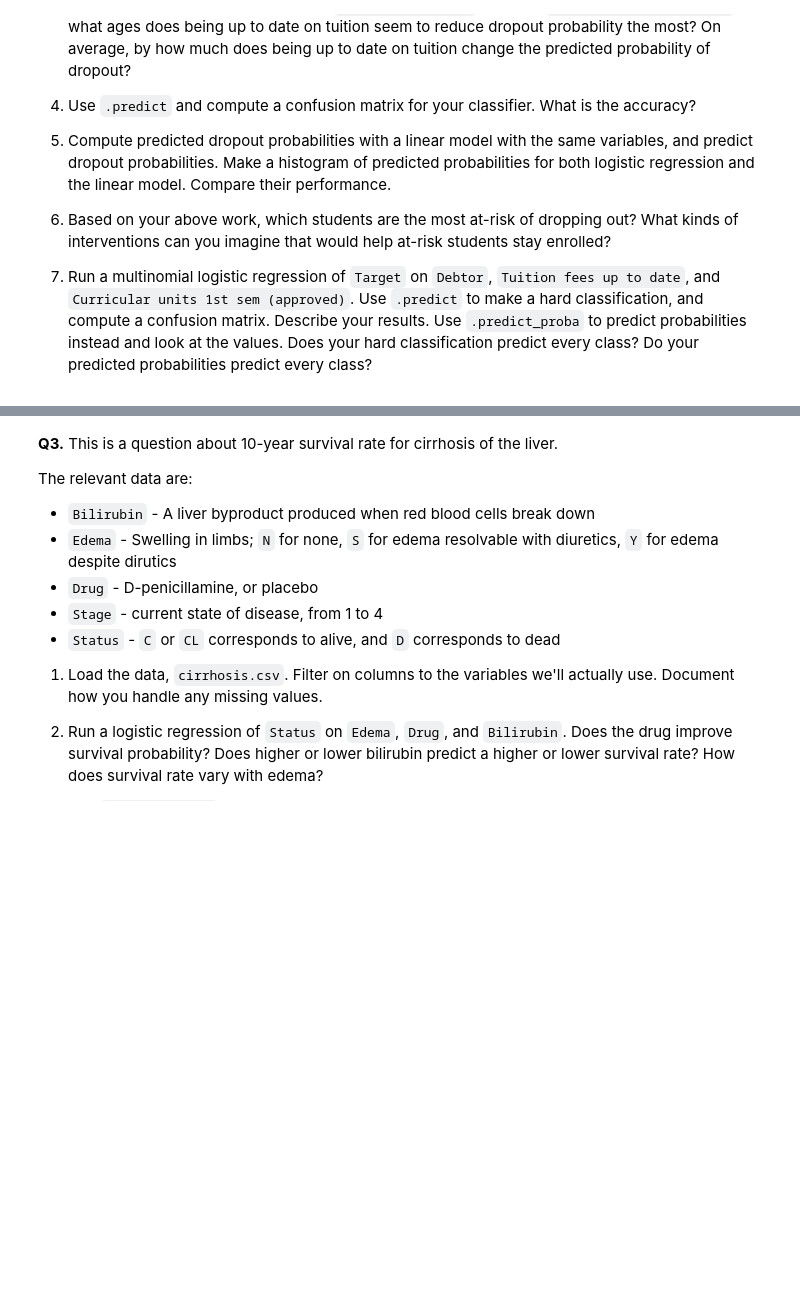
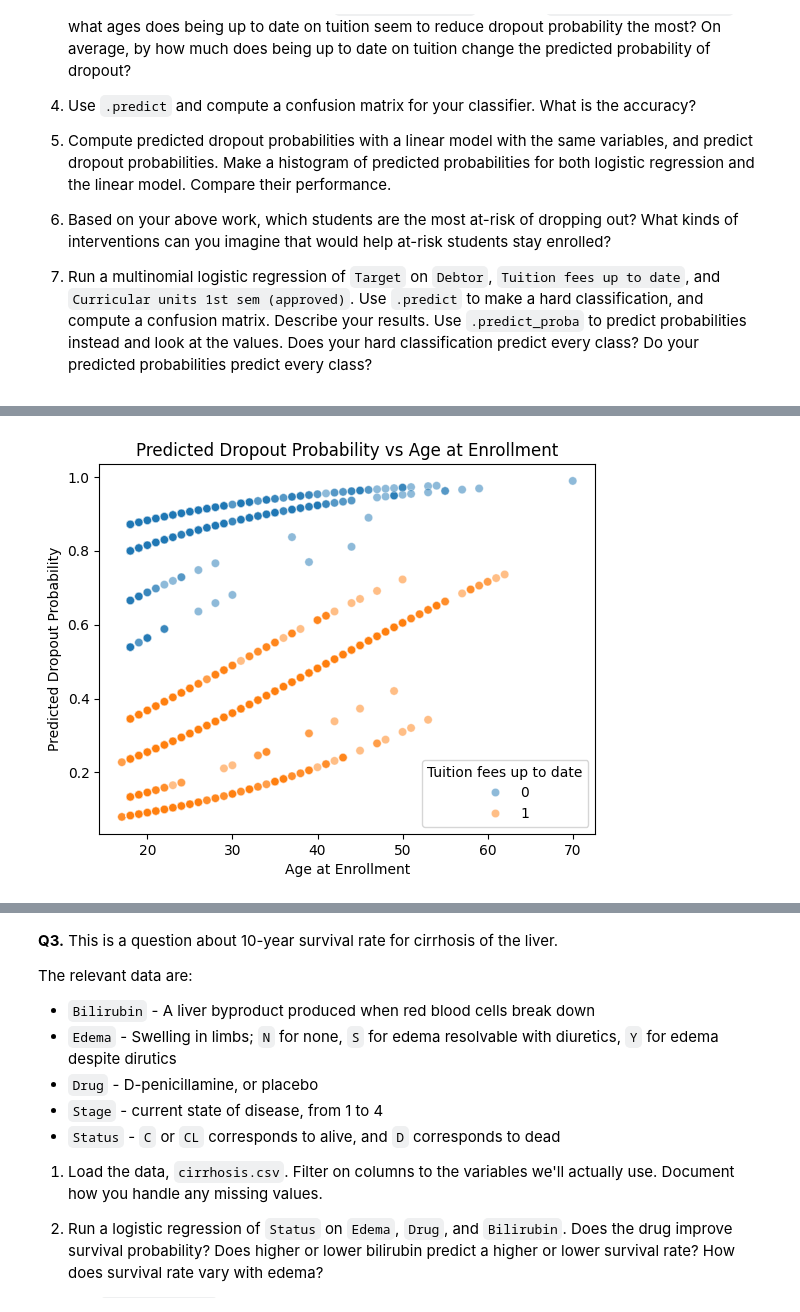
Before and after one commit to simonalam/undergrad_ml_assignments, a Jupyter notebook: 05_assignment_glm/05_assignment_glm.ipynb, the cells around one changed output, grey strips where cells are left out. Drawn from its saved outputs; the diff is of its cells as text; code cells hidden in the pictures; blank space fills up the shorter version.

```diff
--- a/05_assignment_glm/05_assignment_glm.ipynb
+++ b/05_assignment_glm/05_assignment_glm.ipynb
@@ -58,3 +58,96 @@ The relevant variables are:
 5. Based on your above work, which students are the most at-risk of dropping out? What kinds of interventions can you imagine that would help at-risk students stay enrolled?
 
 6. Run a multinomial logistic regression of `Target` on `Debtor`, `Tuition fees up to date`, and `Curricular units 1st sem (approved)`. Use `.predict` to make a hard classification, and compute a confusion matrix. Describe your results. Use `.predict_proba` to predict probabilities instead and look at the values. Does your hard classification predict every class? Do your predicted probabilities predict every class?
+# %%
+df = pd.read_csv('data.csv', delimiter=';')
+
+cols = ['Debtor', 'Tuition fees up to date', 'Scholarship holder',
+        'Age at enrollment', 'Curricular units 1st sem (approved)', 'Target']
+df = df[cols]
+print('Missing values:\n', df.isnull().sum())
+
+df['dropout'] = (df['Target'] == 'Dropout').astype(int)
+
+features = ['Debtor', 'Tuition fees up to date', 'Scholarship holder', 'Age at enrollment']
+X = df[features]
+y = df['dropout']
+
+# Part 2 - Logistic regression
+log_reg = LogisticRegression()
+log_reg.fit(X, y)
+
+coef_df = pd.DataFrame({'feature': features, 'coefficient': log_reg.coef_[0]})
+print(coef_df)
+
+# Part 3 - Predicted probabilities
+proba = log_reg.predict_proba(X)[:, 1]
+df['dropout_prob'] = proba
+
+sns.scatterplot(data=df, x='Age at enrollment', y='dropout_prob',
+                hue='Tuition fees up to date', alpha=0.5)
+plt.title('Predicted Dropout Probability vs Age at Enrollment')
+plt.xlabel('Age at Enrollment')
+plt.ylabel('Predicted Dropout Probability')
+plt.show()
+
+avg_diff = df.groupby('Tuition fees up to date')['dropout_prob'].mean()
+print(avg_diff)
+print(f'\nAverage difference in dropout probability: {avg_diff[0] - avg_diff[1]:.4f}')
+
+# Part 4 - Confusion matrix
+y_pred = log_reg.predict(X)
+cm = confusion_matrix(y, y_pred)
+accuracy = accuracy_score(y, y_pred)
+
+sns.heatmap(cm, annot=True, fmt='d', cmap='Blues',
+            xticklabels=['Not Dropout', 'Dropout'],
+            yticklabels=['Not Dropout', 'Dropout'])
+plt.title('Confusion Matrix')
+plt.xlabel('Predicted')
+plt.ylabel('Actual')
+plt.show()
+print(f'Accuracy: {accuracy:.4f}')
+
+# Part 5 - Linear vs logistic comparison
+lin_reg = LinearRegression()
+lin_reg.fit(X, y)
+lin_proba = lin_reg.predict(X)
+
+fig, axes = plt.subplots(1, 2, figsize=(12, 4))
+axes[0].hist(proba, bins=30)
+axes[0].set_title('Logistic Regression')
+axes[0].set_xlabel('Predicted Probability')
+axes[0].set_ylabel('Count')
+axes[1].hist(lin_proba, bins=30)
+axes[1].set_title('Linear Regression')
+axes[1].set_xlabel('Predicted Probability')
+plt.tight_layout()
+plt.show()
+print(f'Linear model prediction range: {lin_proba.min():.4f} to {lin_proba.max():.4f}')
+
+# Part 7 - Multinomial logistic regression
+X_multi = df[['Debtor', 'Tuition fees up to date', 'Curricular units 1st sem (approved)']]
+y_multi = df['Target']
+
+multi_log = LogisticRegression(multi_class='multinomial', max_iter=1000)
+multi_log.fit(X_multi, y_multi)
+
+y_multi_pred = multi_log.predict(X_multi)
+y_multi_proba = multi_log.predict_proba(X_multi)
+
+cm_multi = confusion_matrix(y_multi, y_multi_pred)
+accuracy_multi = accuracy_score(y_multi, y_multi_pred)
+
+sns.heatmap(cm_multi, annot=True, fmt='d', cmap='Blues',
+            xticklabels=multi_log.classes_,
+            yticklabels=multi_log.classes_)
+plt.title('Multinomial Confusion Matrix')
+plt.xlabel('Predicted')
+plt.ylabel('Actual')
+plt.show()
+
+print(f'Accuracy: {accuracy_multi:.4f}')
+print(f'Classes predicted by hard classification: {np.unique(y_multi_pred)}')
+print(f'\nSample predicted probabilities:')
+print(pd.DataFrame(y_multi_proba[:5], columns=multi_log.classes_))
+# %% [output]
@@ -60,0 +167 @@ The relevant variables are:
+[figure, added]
```
Also changed, not shown: parts of 2 cells of this notebook.
